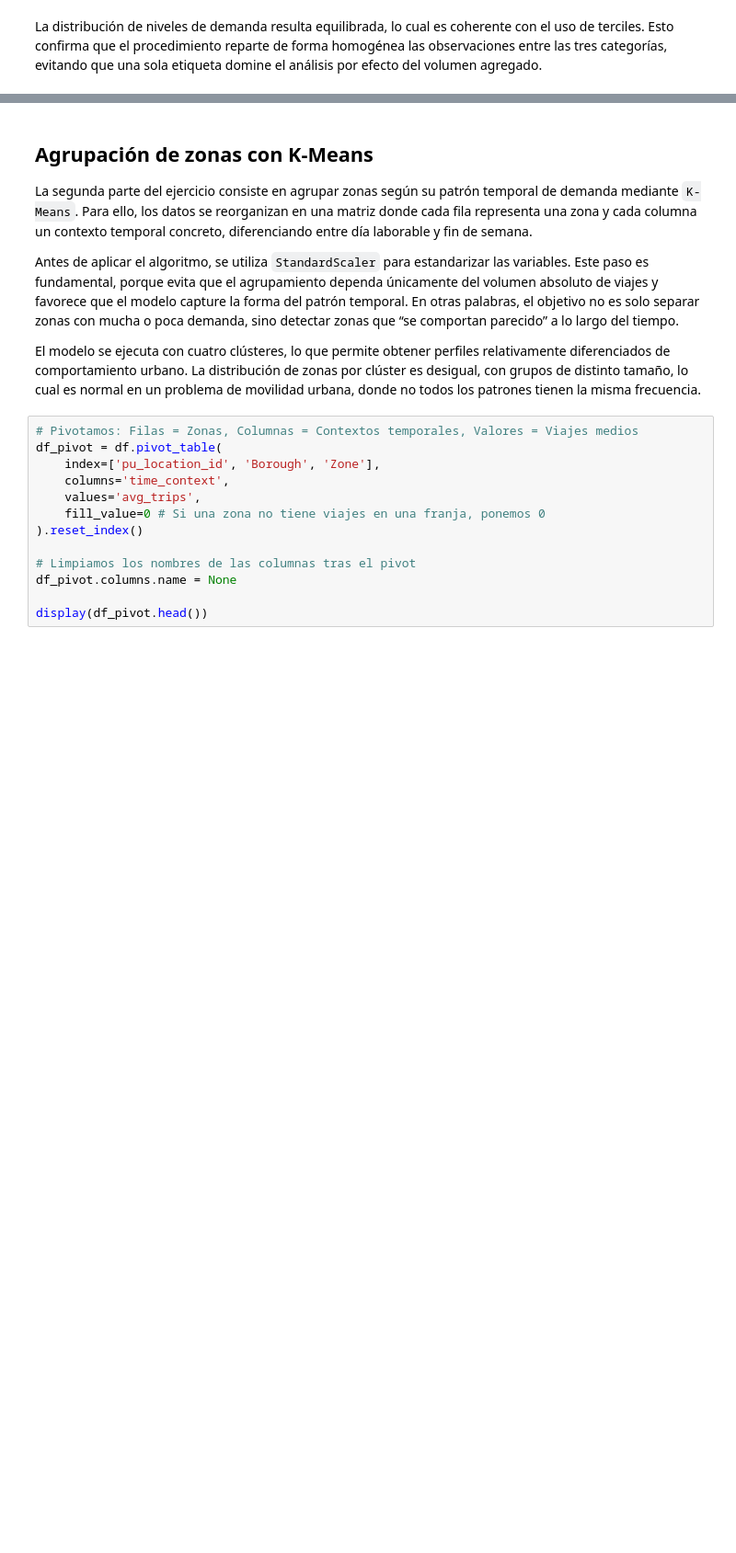
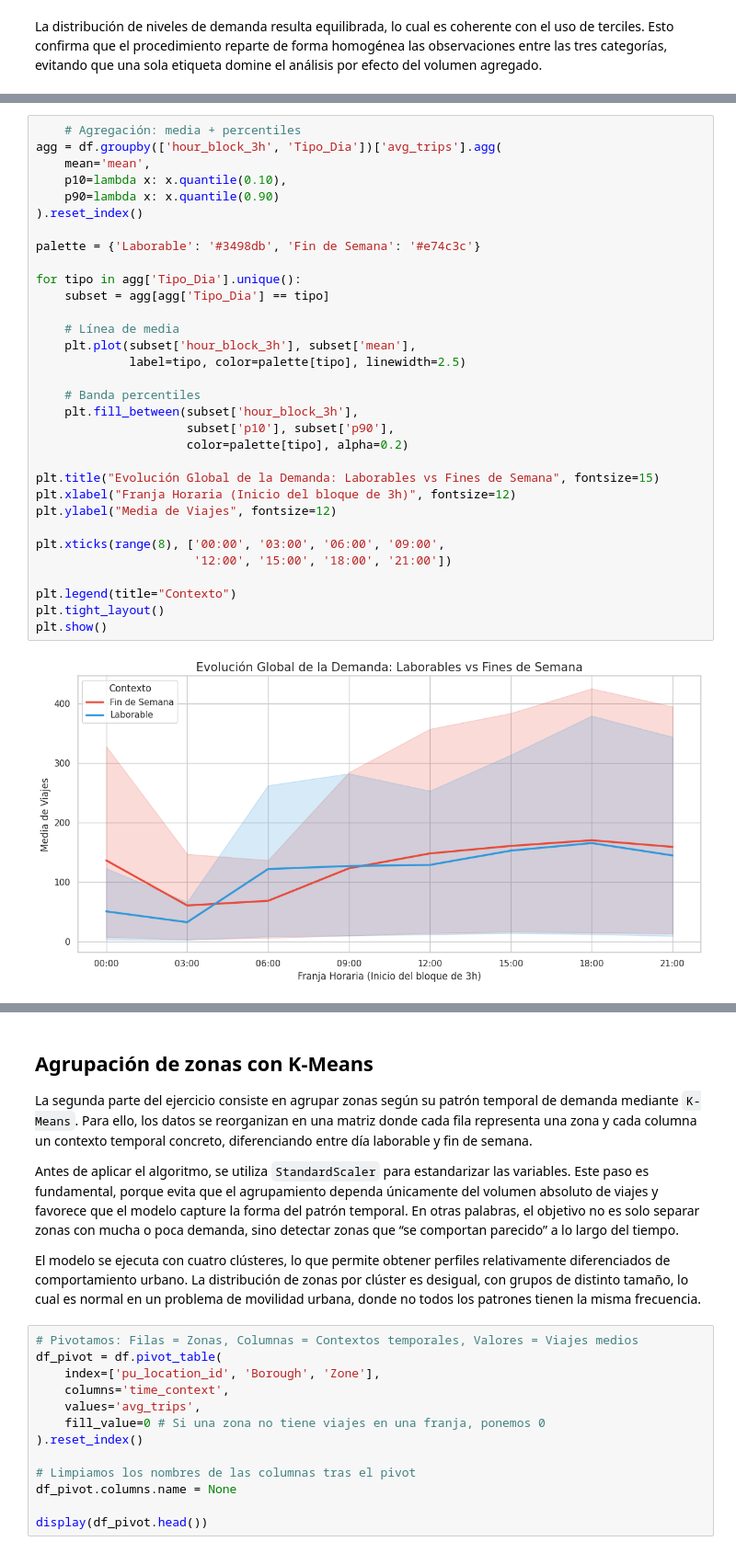
Before and after one commit to maritriv/Grupo-PD2---Transporte-NYC, a Jupyter notebook: notebooks/ex1c_analisis_demanda.ipynb, the cells around one changed output, grey strips where cells are left out. Shown at 92% size. Saved outputs shown, nothing was run; the diff lists cells and outputs as text; blank space fills up the shorter version.

```diff
--- a/notebooks/ex1c_analisis_demanda.ipynb
+++ b/notebooks/ex1c_analisis_demanda.ipynb
@@ -112,0 +125,34 @@ Una vez construida la variable temporal interpretable, el análisis explora cóm
+# %%
+    # Agregación: media + percentiles
+agg = df.groupby(['hour_block_3h', 'Tipo_Dia'])['avg_trips'].agg(
+    mean='mean',
+    p10=lambda x: x.quantile(0.10),
+    p90=lambda x: x.quantile(0.90)
+).reset_index()
+
+palette = {'Laborable': '#3498db', 'Fin de Semana': '#e74c3c'}
+
+for tipo in agg['Tipo_Dia'].unique():
+    subset = agg[agg['Tipo_Dia'] == tipo]
+
+    # Línea de media
+    plt.plot(subset['hour_block_3h'], subset['mean'],
+             label=tipo, color=palette[tipo], linewidth=2.5)
+
+    # Banda percentiles
+    plt.fill_between(subset['hour_block_3h'],
+                     subset['p10'], subset['p90'],
+                     color=palette[tipo], alpha=0.2)
+
+plt.title("Evolución Global de la Demanda: Laborables vs Fines de Semana", fontsize=15)
+plt.xlabel("Franja Horaria (Inicio del bloque de 3h)", fontsize=12)
+plt.ylabel("Media de Viajes", fontsize=12)
+
+plt.xticks(range(8), ['00:00', '03:00', '06:00', '09:00',
+                      '12:00', '15:00', '18:00', '21:00'])
+
+plt.legend(title="Contexto")
+plt.tight_layout()
+plt.show()
+# %% [output]
+[figure, added]
```
Also changed, not shown: parts of 28 cells of this notebook, 3 other files.
